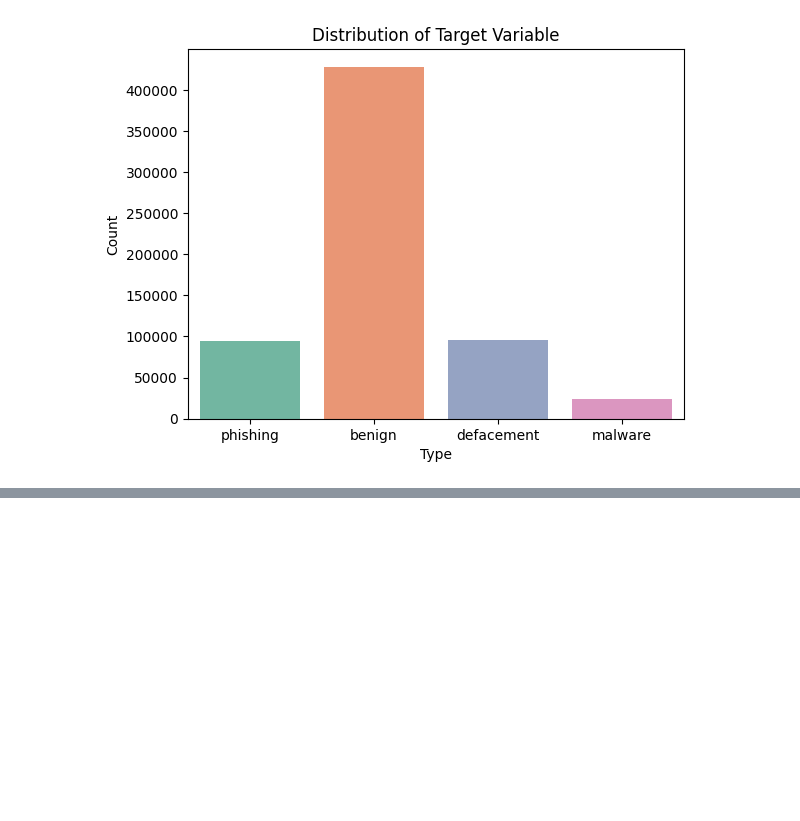
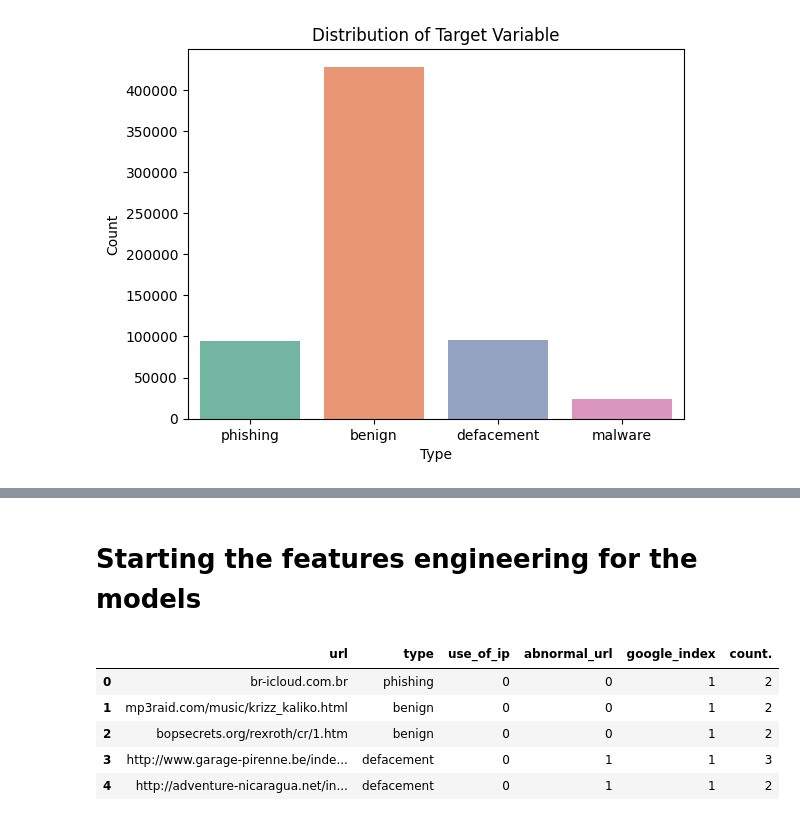
Before and after one commit to neevaiti/SafeURL-model, a Jupyter notebook: notebook/02_visualization.ipynb, the cells around one changed output, grey strips where cells are left out. Drawn from its saved outputs; the diff is of its cells as text; code cells hidden in the pictures; blank space fills up the shorter version.

Commit message:
🌟feat: model are finish. by refactoring all the code.

```diff
--- a/notebook/02_visualization.ipynb
+++ b/notebook/02_visualization.ipynb
@@ -171,0 +42,54 @@ df.to_csv('../dataset/model_malicious_phish.csv')
+# %% [markdown]
+# Starting the features engineering for the models
+# %%
+import re
+#Checking if the domain contains the IP
+def having_ip_address(url):
+    match = re.search(
+        '(([01]?\\d\\d?|2[0-4]\\d|25[0-5])\\.([01]?\\d\\d?|2[0-4]\\d|25[0-5])\\.([01]?\\d\\d?|2[0-4]\\d|25[0-5])\\.'
+        '([01]?\\d\\d?|2[0-4]\\d|25[0-5])\\/)|'  # IPv4
+        '((0x[0-9a-fA-F]{1,2})\\.(0x[0-9a-fA-F]{1,2})\\.(0x[0-9a-fA-F]{1,2})\\.(0x[0-9a-fA-F]{1,2})\\/)' # IPv4 in hexadecimal
+        '(?:[a-fA-F0-9]{1,4}:){7}[a-fA-F0-9]{1,4}', url)  # Ipv6
+    if match:
+        # print match.group()
+        return 1
+    else:
+        # print 'No matching pattern found'
+        return 0
+df['use_of_ip'] = df['url'].apply(lambda i: having_ip_address(i))
+
+
+from urllib.parse import urlparse
+
+def abnormal_url(url):
+    hostname = urlparse(url).hostname
+    hostname = str(hostname)
+    match = re.search(hostname, url)
+    if match:
+        # print match.group()
+        return 1
+    else:
+        # print 'No matching pattern found'
+        return 0
+
+
+df['abnormal_url'] = df['url'].apply(lambda i: abnormal_url(i))
+# %%
+from googlesearch import search
+def google_index(url):
+    site = search(url, 5)
+    return 1 if site else 0
+df['google_index'] = df['url'].apply(lambda i: google_index(i))
+def count_dot(url):
+    count_dot = url.count('.')
+    return count_dot
+
+df['count.'] = df['url'].apply(lambda i: count_dot(i))
+df.head()
+# %% [output]
+|  | url | type | use_of_ip | abnormal_url | google_index | count. |
+| 0 | br-icloud.com.br | phishing | 0 | 0 | 1 | 2 |
+| 1 | mp3raid.com/music/krizz_kaliko.html | benign | 0 | 0 | 1 | 2 |
+| 2 | bopsecrets.org/rexroth/cr/1.htm | benign | 0 | 0 | 1 | 2 |
+| 3 | http://www.garage-pirenne.be/inde... | defacement | 0 | 1 | 1 | 3 |
+| 4 | http://adventure-nicaragua.net/in... | defacement | 0 | 1 | 1 | 2 |
```
Also changed, not shown: parts of 43 cells of this notebook, 1 other file.
